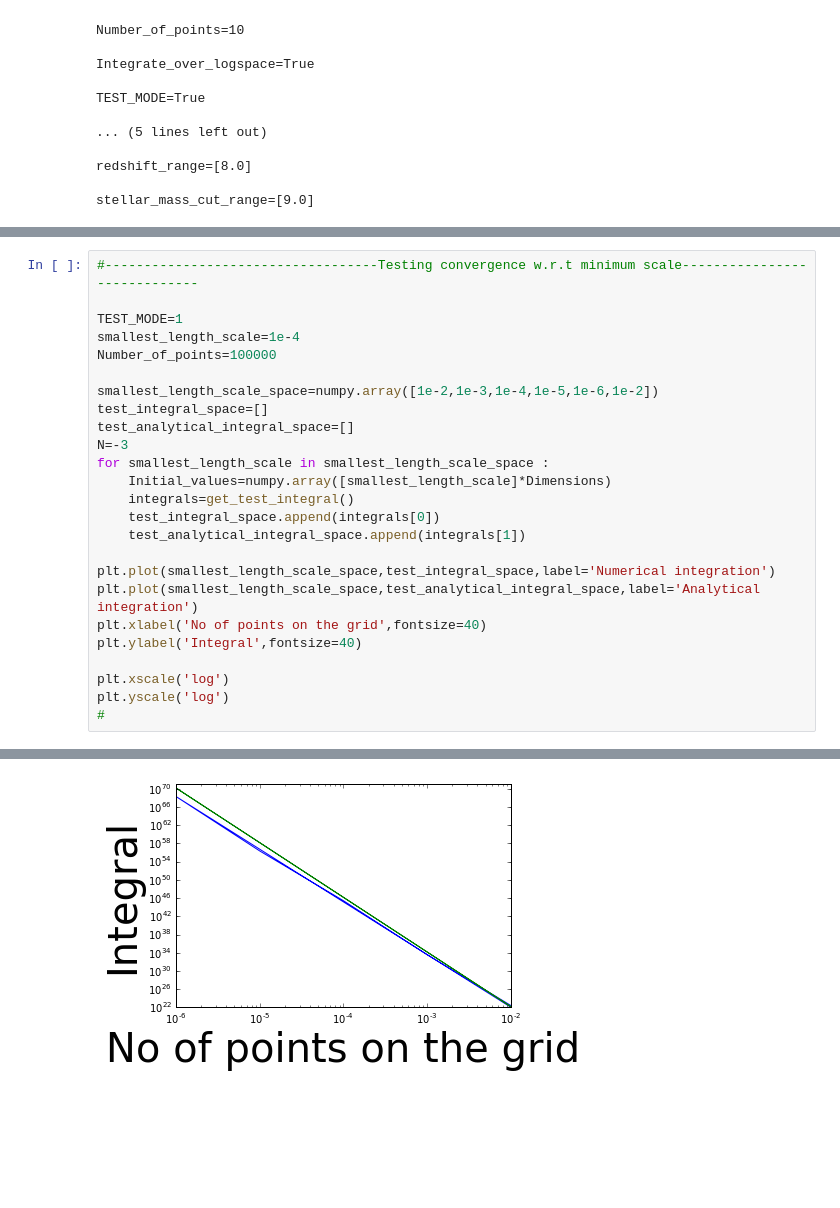
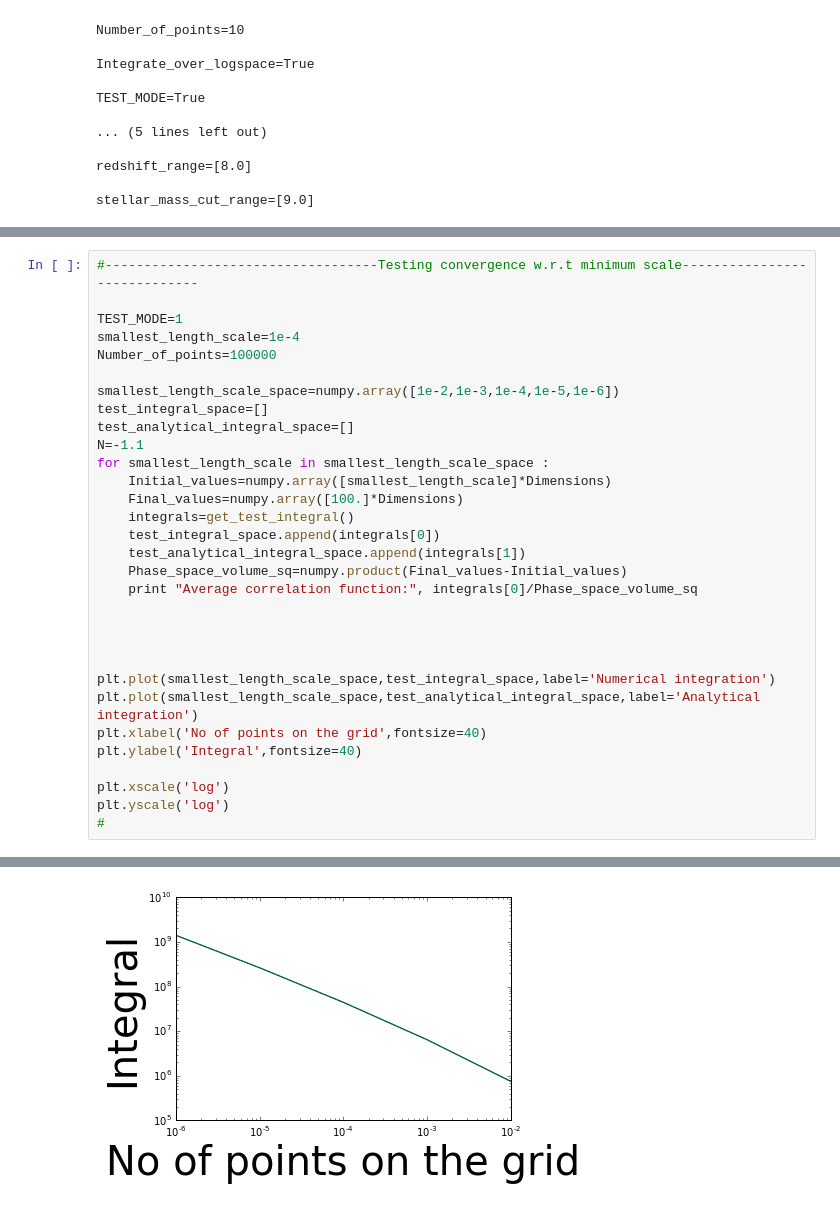
Before and after one commit to akbhowmi/Cosmic_variance_using_BlueTides_real, a Jupyter notebook: Determine_cosmic_variance.ipynb, the cells around one changed output, grey strips where cells are left out. Saved outputs shown, nothing was run; the diff lists cells and outputs as text; blank space fills up the shorter version.

```diff
--- a/Determine_cosmic_variance.ipynb
+++ b/Determine_cosmic_variance.ipynb
@@ -282,15 +351,21 @@ TEST_MODE=1
 smallest_length_scale=1e-4
 Number_of_points=100000
 
-smallest_length_scale_space=numpy.array([1e-2,1e-3,1e-4,1e-5,1e-6,1e-2])
+smallest_length_scale_space=numpy.array([1e-2,1e-3,1e-4,1e-5,1e-6])
 test_integral_space=[]
 test_analytical_integral_space=[]
-N=-3
+N=-1.1
 for smallest_length_scale in smallest_length_scale_space :
     Initial_values=numpy.array([smallest_length_scale]*Dimensions)
+    Final_values=numpy.array([100.]*Dimensions)
     integrals=get_test_integral()
     test_integral_space.append(integrals[0])
     test_analytical_integral_space.append(integrals[1])
+    Phase_space_volume_sq=numpy.product(Final_values-Initial_values)
+    print "Average correlation function:", integrals[0]/Phase_space_volume_sq
+
+
+
 
 plt.plot(smallest_length_scale_space,test_integral_space,label='Numerical integration')
 plt.plot(smallest_length_scale_space,test_analytical_integral_space,label='Analytical integration')
@@ -321,4 +396,4 @@ parallel calculation
-[figure, old version]
+[figure, new version]
 # %%
 Initial_values
 # %% [output]
```
Also changed, not shown: parts of 18 cells of this notebook.
